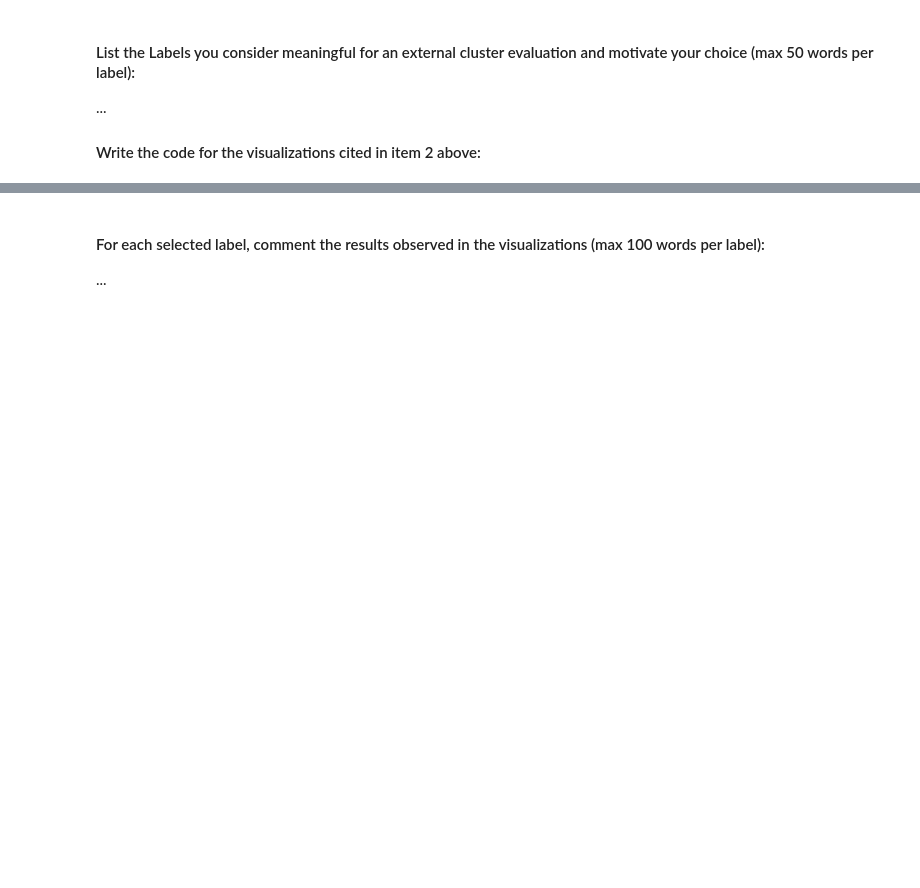
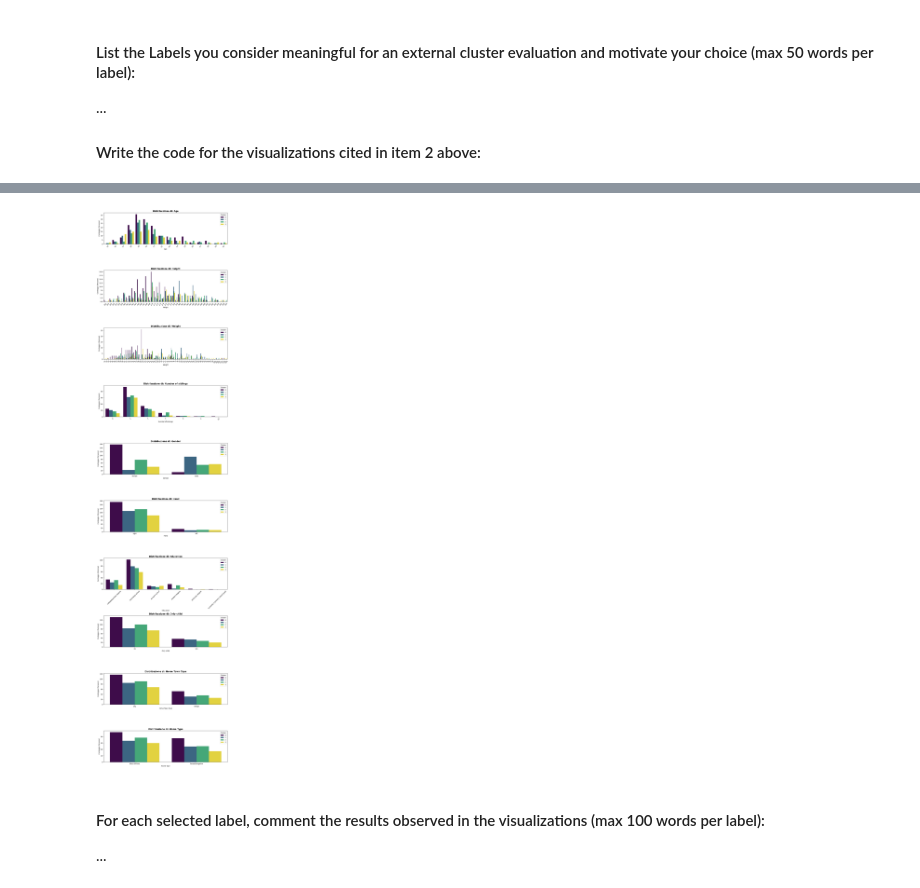
Before and after one commit to leonardopassafiume/PCA_Analysis, a Jupyter notebook: HWpca_Baiocchi_Passafiume.ipynb, the cells around one changed output, grey strips where cells are left out. Drawn from its saved outputs; the diff is of its cells as text; code cells hidden in the pictures; blank space fills up the shorter version.

```diff
--- a/HWpca_Baiocchi_Passafiume.ipynb
+++ b/HWpca_Baiocchi_Passafiume.ipynb
@@ -794,0 +860,17 @@ In this exercise, you have to do the following operations:
+# %%
+print(cluster_labels)
+#print(centroids)
+for label in labels_subset:
+#print(responses_lb_pp['Age'].iloc[0])
+
+    print(f"--- Label {label} ---")
+    for i in range(4):
+        print(f"--- Cluster {i} ---")
+
+        # Create mask and select Age
+        mask = (cluster_labels == i)
+        cluster_ages = responses_lb.loc[mask, label]
+
+        # Count the frequency of each Age
+        print(cluster_ages.value_counts().sort_index())
+        print("\n")
@@ -795,3 +895,43 @@ In this exercise, you have to do the following operations:
+# %%
+import matplotlib.pyplot as plt
+import seaborn as sns
+
+# 1. Aggiungiamo temporaneamente i cluster al dataframe per facilitare il grafico
+# (Assicurati che responses_lb non sia una vista/slice, altrimenti usa .copy())
+plot_df = responses_lb.copy()
+plot_df['Cluster'] = cluster_labels
+
+# 2. Impostiamo la dimensione della figura
+# Calcoliamo quante righe servono (una per ogni label)
+n_rows = len(labels_subset)
+fig, axes = plt.subplots(nrows=n_rows, ncols=1, figsize=(12, 5 * n_rows))
+
+# Gestione del caso in cui c'è un solo label (axes non sarebbe una lista)
+if n_rows == 1:
+    axes = [axes]
+
+# 3. Ciclo per creare un grafico per ogni label
+for i, col_name in enumerate(labels_subset):
+    ax = axes[i]
+
+    # Creiamo un Countplot: mostra la frequenza di ogni categoria divisa per Cluster
+    sns.countplot(data=plot_df, x=col_name, hue='Cluster', ax=ax, palette='viridis')
+
+    # Miglioramenti estetici
+    ax.set_title(f"Distribuzione di: {col_name}", fontsize=14, fontweight='bold')
+    ax.set_xlabel(col_name)
+    ax.set_ylabel("Conteggio (Persone)")
+    ax.legend(title='Cluster', loc='upper right')
+
+    # Se le etichette sull'asse X sono troppe o lunghe, le ruotiamo
+    if plot_df[col_name].nunique() > 5:
+        ax.tick_params(axis='x', rotation=45)
+
+# Aggiusta lo spazio tra i grafici per non sovrapporli
+plt.tight_layout()
+plt.show()
+# %% [output]
+[figure, added]
 # %% [markdown]
 #### For each selected label, comment the results observed in the visualizations (max 100 words per label):
 
```
Also changed, not shown: parts of 8 cells of this notebook.
